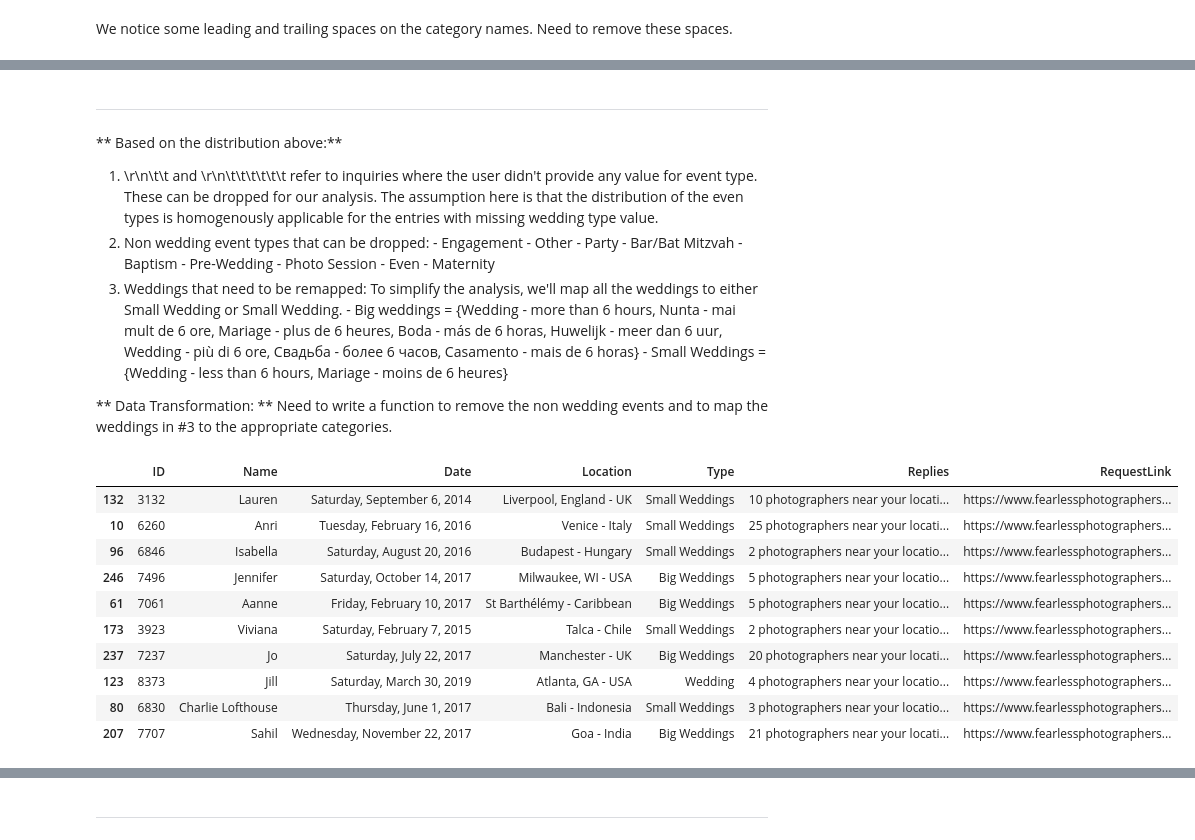
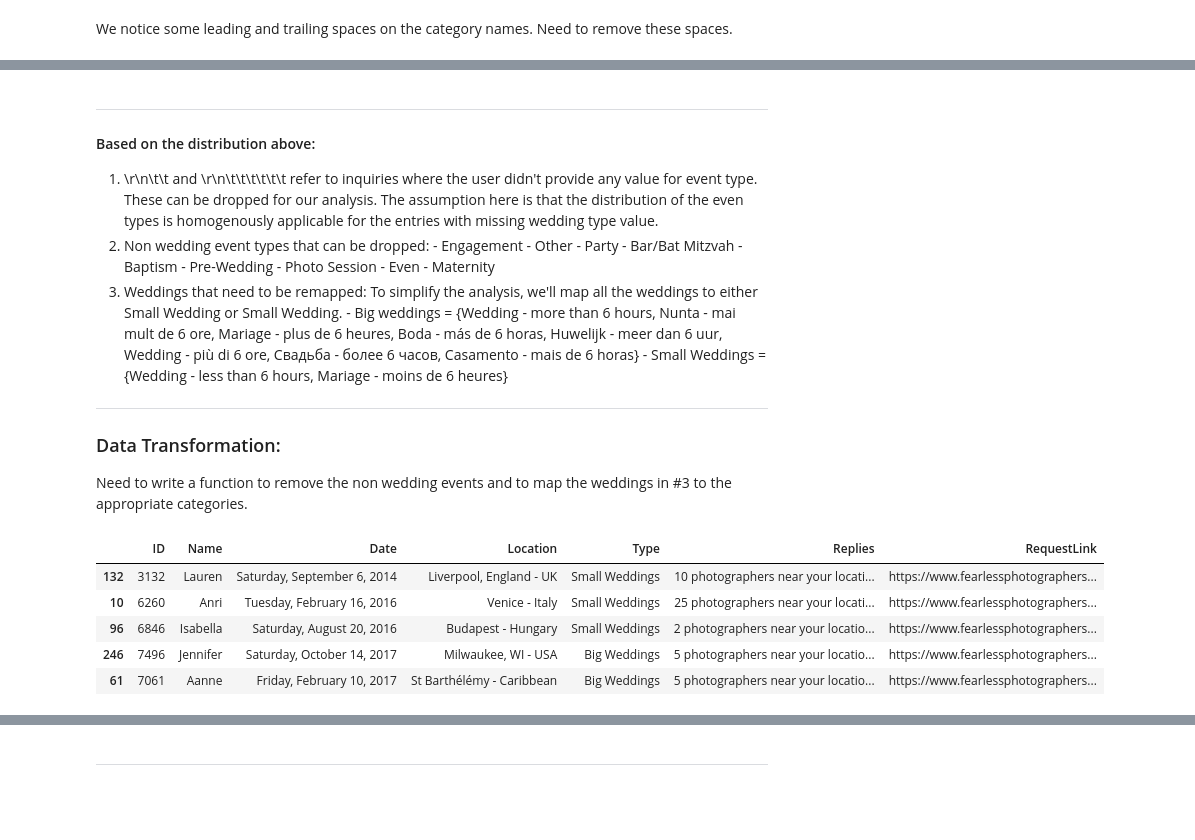
Before and after one commit to bijoyKetan/Fearless-Photographers, a Jupyter notebook: Wedding Photography Data Analysis.ipynb, the cells around one changed output, grey strips where cells are left out. Saved outputs shown, nothing was run; the diff lists cells and outputs as text; code cells hidden in the pictures; blank space fills up the shorter version.

```diff
--- a/Wedding Photography Data Analysis.ipynb
+++ b/Wedding Photography Data Analysis.ipynb
@@ -174,6 +164,6 @@ wedding_data['Type'] = wedding_data['Type'].str.strip()
 # %% [markdown]
 ---
-** Based on the distribution above:**
+#### Based on the distribution above:
 1.  \r\n\t\t  and \r\n\t\t\t\t\t\t refer to inquiries where the user didn't provide any value for event type. These can be dropped for our analysis. The assumption here is that the distribution of the even types is homogenously applicable for the entries with missing wedding type value.
 2. Non wedding event types that can be dropped:
         - Engagement
@@ -188,8 +178,9 @@ wedding_data['Type'] = wedding_data['Type'].str.strip()
 3. Weddings that need to be remapped: To simplify the analysis, we'll map all the weddings to either Small Wedding or Small Wedding.
         - Big weddings = {Wedding - more than 6 hours, Nunta - mai mult de 6 ore, Mariage - plus de 6 heures, Boda - más de 6 horas, Huwelijk - meer dan 6 uur, Wedding - più di 6 ore, Свадьба - более 6 часов, Casamento - mais de 6 horas}
         - Small Weddings = {Wedding - less than 6 hours, Mariage - moins de 6 heures}
+---
 
-** Data Transformation: **
+### Data Transformation:
 Need to write a function to remove the non wedding events and to map the weddings in #3 to the appropriate categories.
 # %%
 non_wedding_events = ['Engagement', 'Other', 'Party', 'Bar/Bat Mitzvah', 'Baptism', 'Pre-Wedding', 'Photo Session', 'Even', 'Maternity', 'Nuntă']
@@ -216,17 +207,12 @@ def cleanAndMapEvents (df):
     return (df_clean)
 # %%
 cleaned_events_data = cleanAndMapEvents(wedding_data)
-cleaned_events_data.sample (10, random_state= 101)
+cleaned_events_data.sample (5, random_state= 101)
 # %% [output]
 |  | ID | Name | Date | Location | Type | Replies | RequestLink |
 | 132 | 3132 | Lauren | Saturday, September 6, 2014 | Liverpool, England - UK | Small Weddings | 10 photographers near your locati... | https://www.fearlessphotographers... |
 | 10 | 6260 | Anri | Tuesday, February 16, 2016 | Venice - Italy | Small Weddings | 25 photographers near your locati... | https://www.fearlessphotographers... |
 | 96 | 6846 | Isabella | Saturday, August 20, 2016 | Budapest - Hungary | Small Weddings | 2 photographers near your locatio... | https://www.fearlessphotographers... |
 | 246 | 7496 | Jennifer | Saturday, October 14, 2017 | Milwaukee, WI - USA | Big Weddings | 5 photographers near your locatio... | https://www.fearlessphotographers... |
 | 61 | 7061 | Aanne | Friday, February 10, 2017 | St Barthélémy - Caribbean | Big Weddings | 5 photographers near your locatio... | https://www.fearlessphotographers... |
-| 173 | 3923 | Viviana | Saturday, February 7, 2015 | Talca - Chile | Small Weddings | 2 photographers near your locatio... | https://www.fearlessphotographers... |
-| 237 | 7237 | Jo | Saturday, July 22, 2017 | Manchester - UK | Big Weddings | 20 photographers near your locati... | https://www.fearlessphotographers... |
-| 123 | 8373 | Jill | Saturday, March 30, 2019 | Atlanta, GA - USA | Wedding | 4 photographers near your locatio... | https://www.fearlessphotographers... |
-| 80 | 6830 | Charlie Lofthouse | Thursday, June 1, 2017 | Bali - Indonesia | Small Weddings | 3 photographers near your locatio... | https://www.fearlessphotographers... |
-| 207 | 7707 | Sahil | Wednesday, November 22, 2017 | Goa - India | Big Weddings | 21 photographers near your locati... | https://www.fearlessphotographers... |
 # %%
```
Also changed, not shown: parts of 25 cells of this notebook.
